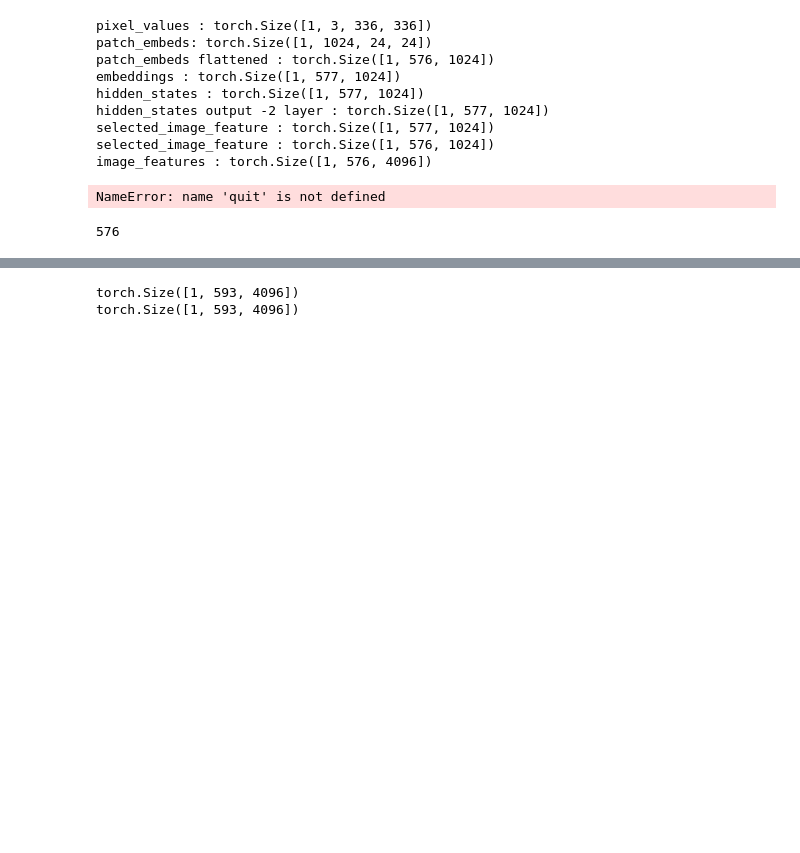
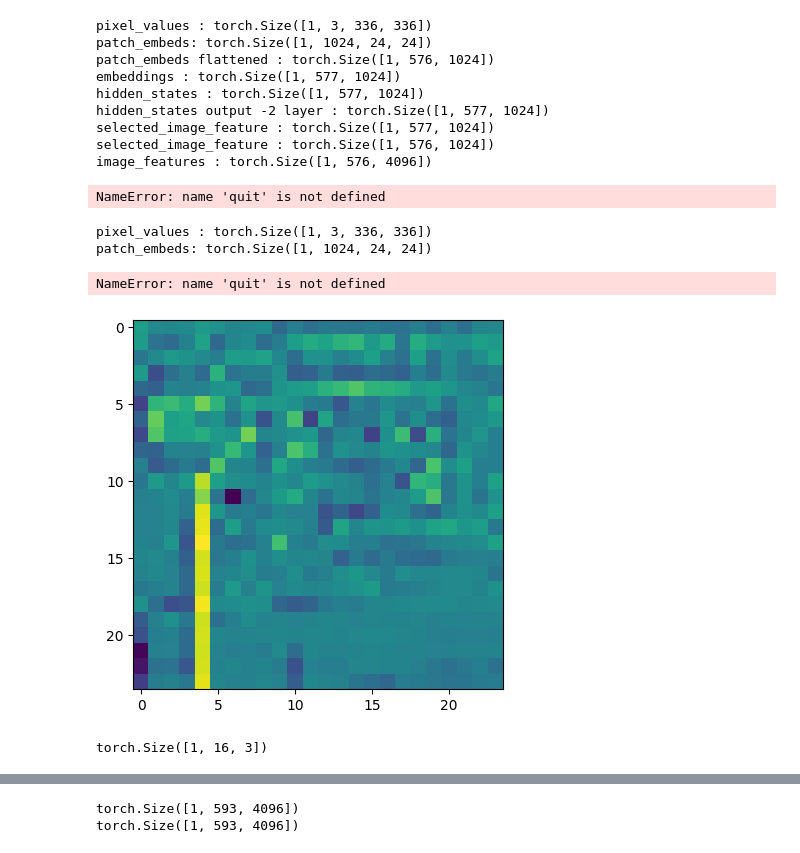
Before and after one commit to tatami-galaxy/vlm-interp, a Jupyter notebook: experiments/notebooks/llava_logit_lens.ipynb, the cells around one changed output, grey strips where cells are left out. Saved outputs shown, nothing was run; the diff lists cells and outputs as text; code cells hidden in the pictures; blank space fills up the shorter version.

Commit message:
map clip embeddings to image patches

```diff
--- a/experiments/notebooks/llava_logit_lens.ipynb
+++ b/experiments/notebooks/llava_logit_lens.ipynb
@@ -118,7 +118,14 @@ selected_image_feature : torch.Size([1, 577, 1024])
 selected_image_feature : torch.Size([1, 576, 1024])
 image_features : torch.Size([1, 576, 4096])
 NameError: name 'quit' is not defined
-# %%
-24*24
-# %% [output]
-576
+# %%
+output = model(**inputs, output_hidden_states=True)
+# %% [output]
+pixel_values : torch.Size([1, 3, 336, 336])
+patch_embeds: torch.Size([1, 1024, 24, 24])
+NameError: name 'quit' is not defined
+[figure, added]
+# %%
+torch.rand(1,3,4,4).flatten(2).transpose(1,2).shape
+# %% [output]
+torch.Size([1, 16, 3])
```
Also changed, not shown: parts of 3 cells of this notebook, 1 other file.
